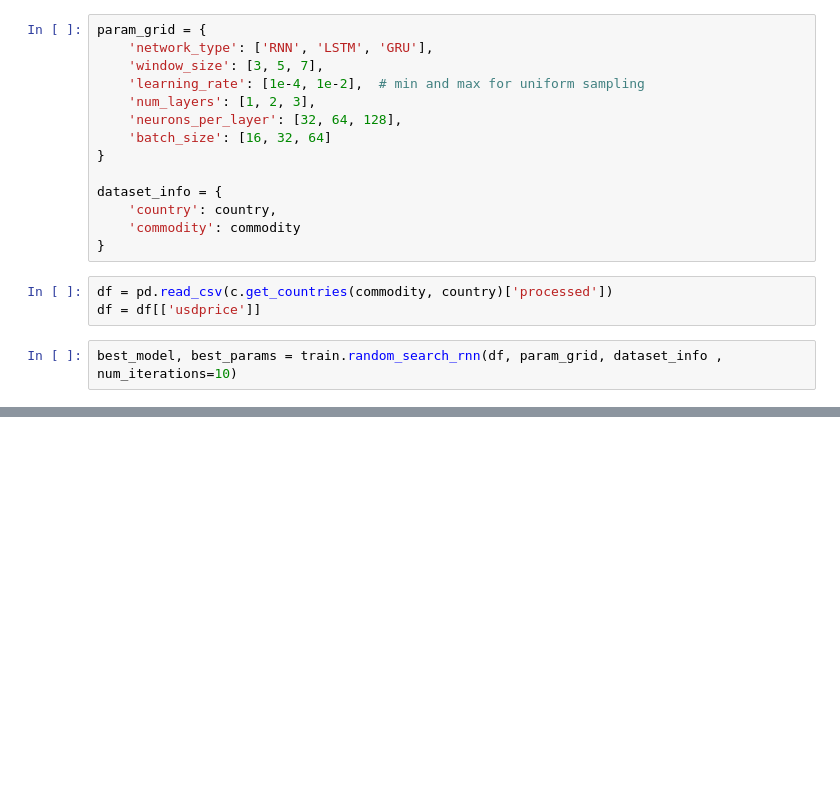
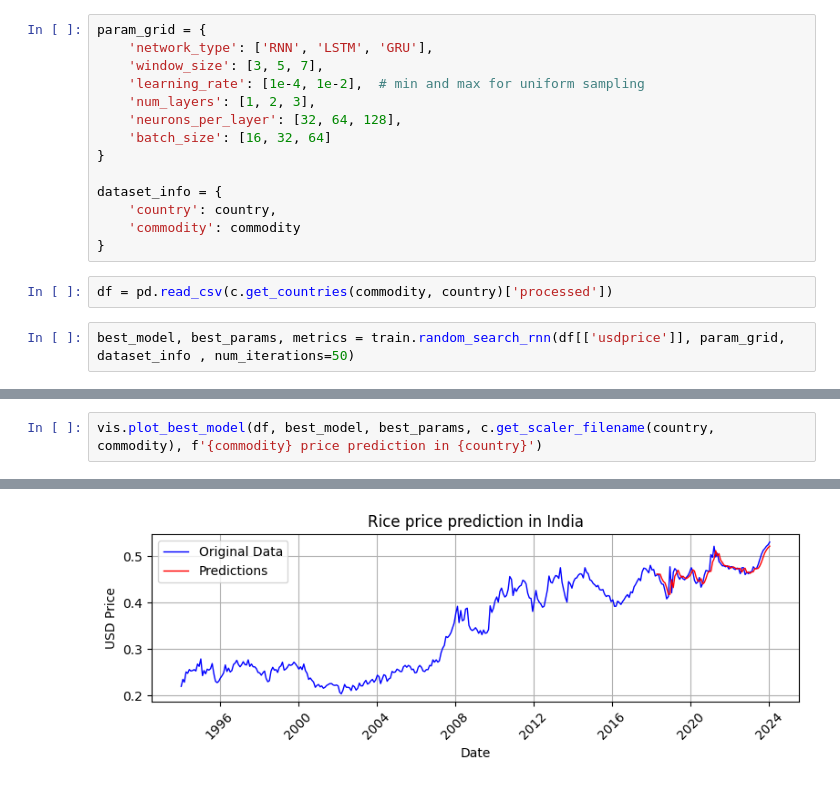
Before and after one commit to JanaJankovic/transfer-learning, a Jupyter notebook: src/model.ipynb, the cells around one changed output, grey strips where cells are left out. Cells and saved outputs as stored; diff of their text form; blank space fills up the shorter version.

Commit message:
added large model training

```diff
--- a/src/model.ipynb
+++ b/src/model.ipynb
@@ -30,6 +34,5 @@ dataset_info = {
 }
 # %%
 df = pd.read_csv(c.get_countries(commodity, country)['processed'])
-df = df[['usdprice']]
 # %%
-best_model, best_params = train.random_search_rnn(df, param_grid, dataset_info , num_iterations=10)
+best_model, best_params, metrics = train.random_search_rnn(df[['usdprice']], param_grid, dataset_info , num_iterations=50)
@@ -43,0 +52,3 @@ ValueError: in user code:
+# %%
+vis.plot_best_model(df, best_model, best_params, c.get_scaler_filename(country, commodity), f'{commodity} price prediction in {country}')
+# %% [output]
@@ -43,0 +56 @@ ValueError: in user code:
+[figure, added]
```
Also changed, not shown: parts of 5 cells of this notebook, 7 other files.
